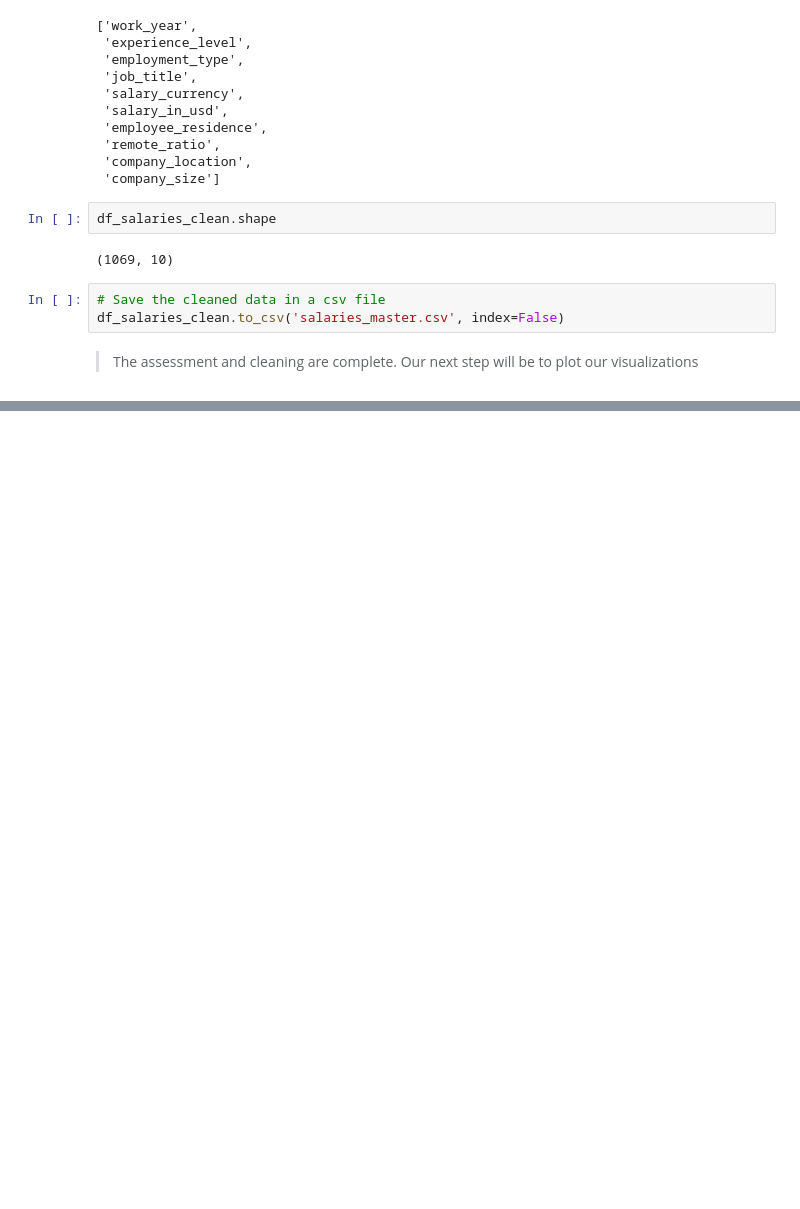
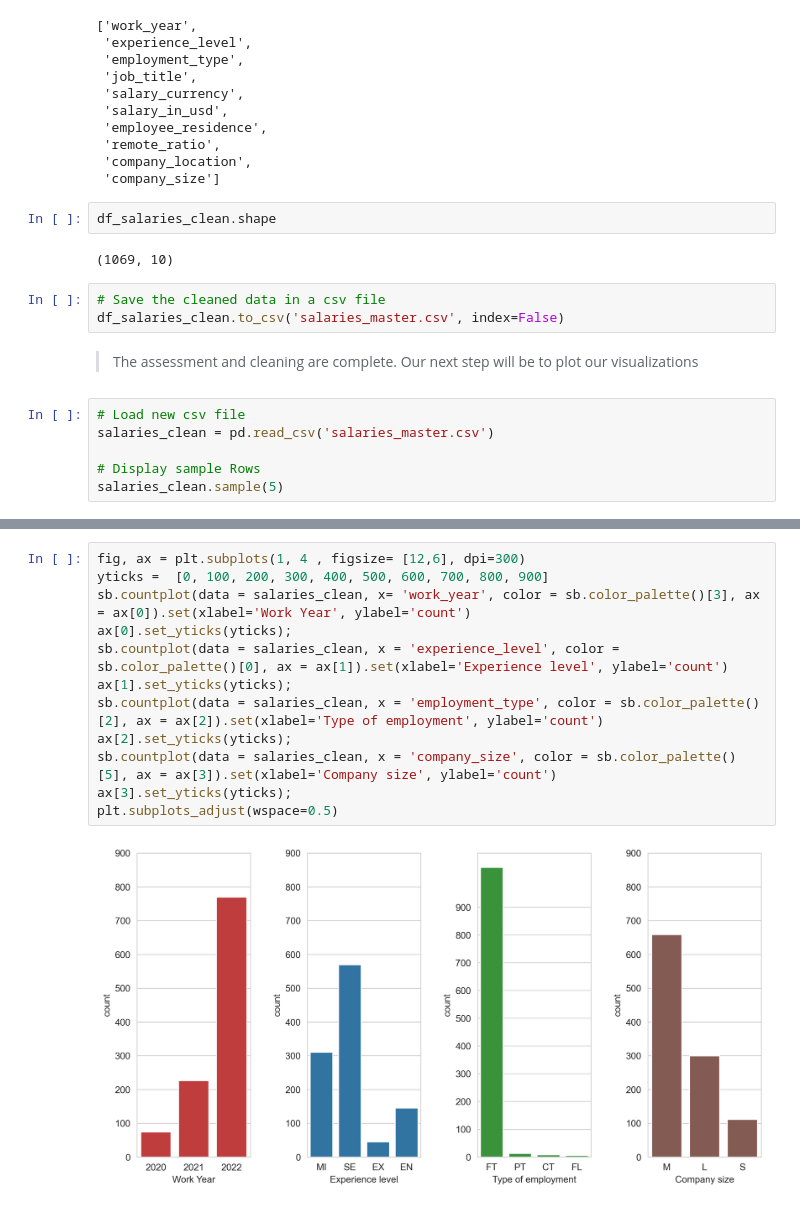
Before and after one commit to xploreAI/AI-ML_Salaries_EDA, a Jupyter notebook: ML_salaries.ipynb, the cells around one changed output, grey strips where cells are left out. Drawn from its saved outputs; the diff is of its cells as text; blank space fills up the shorter version.

```diff
--- a/ML_salaries.ipynb
+++ b/ML_salaries.ipynb
@@ -372,3 +372,9 @@ df_salaries_clean.shape
 df_salaries_clean.to_csv('salaries_master.csv', index=False)
 # %% [markdown]
 > The assessment and cleaning are complete. Our next step will be to plot our visualizations
+# %%
+# Load new csv file
+salaries_clean = pd.read_csv('salaries_master.csv')
+
+# Display sample Rows
+salaries_clean.sample(5)
@@ -374,0 +408,14 @@ df_salaries_clean.to_csv('salaries_master.csv', index=False)
+# %%
+fig, ax = plt.subplots(1, 4 , figsize= [12,6], dpi=300)
+yticks =  [0, 100, 200, 300, 400, 500, 600, 700, 800, 900]
+sb.countplot(data = salaries_clean, x= 'work_year', color = sb.color_palette()[3], ax = ax[0]).set(xlabel='Work Year', ylabel='count')
+ax[0].set_yticks(yticks);
+sb.countplot(data = salaries_clean, x = 'experience_level', color = sb.color_palette()[0], ax = ax[1]).set(xlabel='Experience level', ylabel='count')
+ax[1].set_yticks(yticks);
+sb.countplot(data = salaries_clean, x = 'employment_type', color = sb.color_palette()[2], ax = ax[2]).set(xlabel='Type of employment', ylabel='count')
+ax[2].set_yticks(yticks);
+sb.countplot(data = salaries_clean, x = 'company_size', color = sb.color_palette()[5], ax = ax[3]).set(xlabel='Company size', ylabel='count')
+ax[3].set_yticks(yticks);
+plt.subplots_adjust(wspace=0.5)
+# %% [output]
+[figure, added]
```
Also changed, not shown: parts of 4 cells of this notebook.
